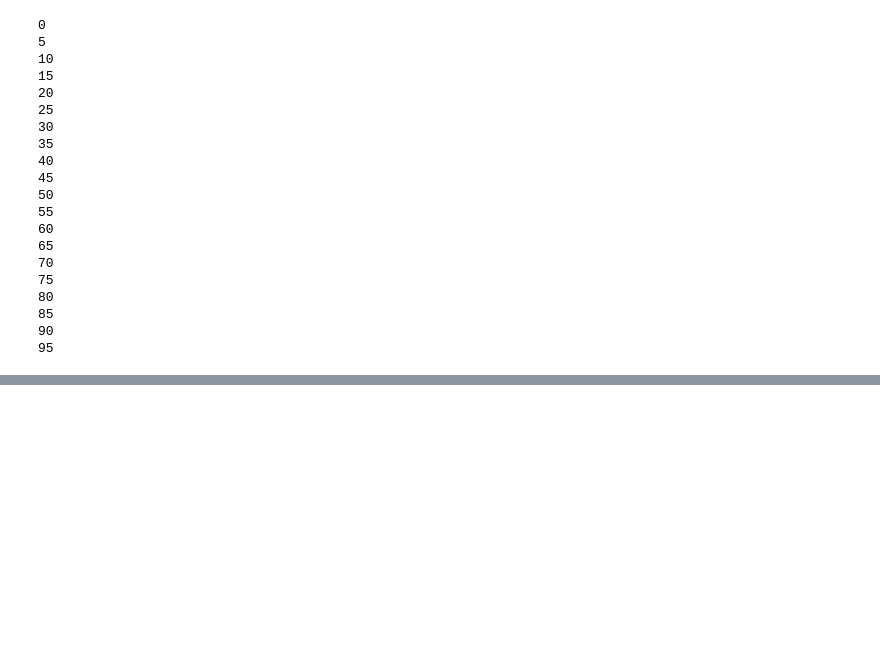
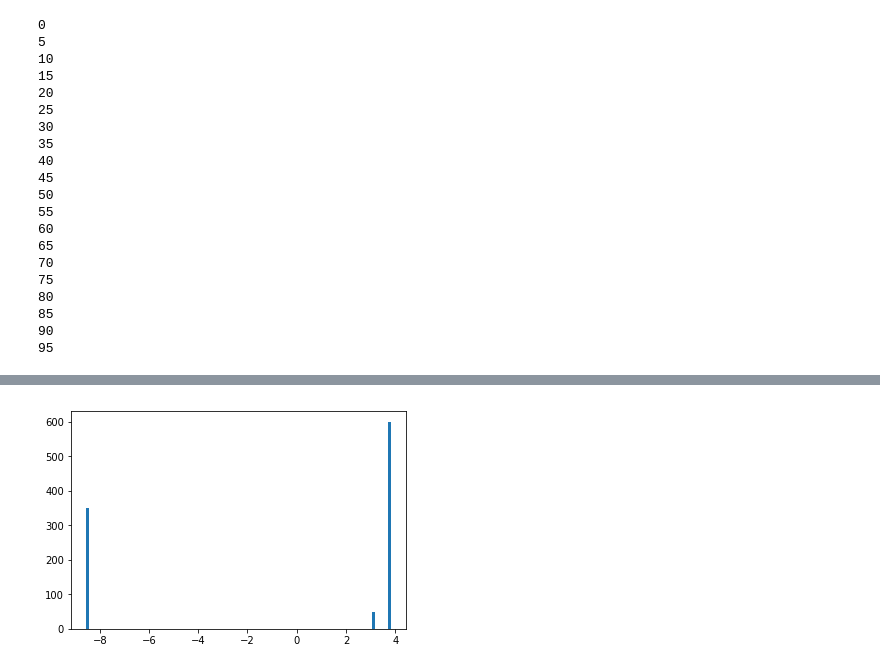
Before and after one commit to acagansengul/interlopers, a Jupyter notebook: lensfit.ipynb, the cells around one changed output, grey strips where cells are left out. Saved outputs shown, nothing was run; the diff lists cells and outputs as text; code cells hidden in the pictures; blank space fills up the shorter version.

```diff
--- a/lensfit.ipynb
+++ b/lensfit.ipynb
@@ -316,0 +691,5 @@ print(np.shape(ypixs)) ## interloper positions
+# %%
+plt.hist(chain_list[0][1][-1000:,0], bins=100)
+plt.show()
+# %% [output]
+[figure, added]
```
Also changed, not shown: parts of 53 cells of this notebook, 2 other files.
